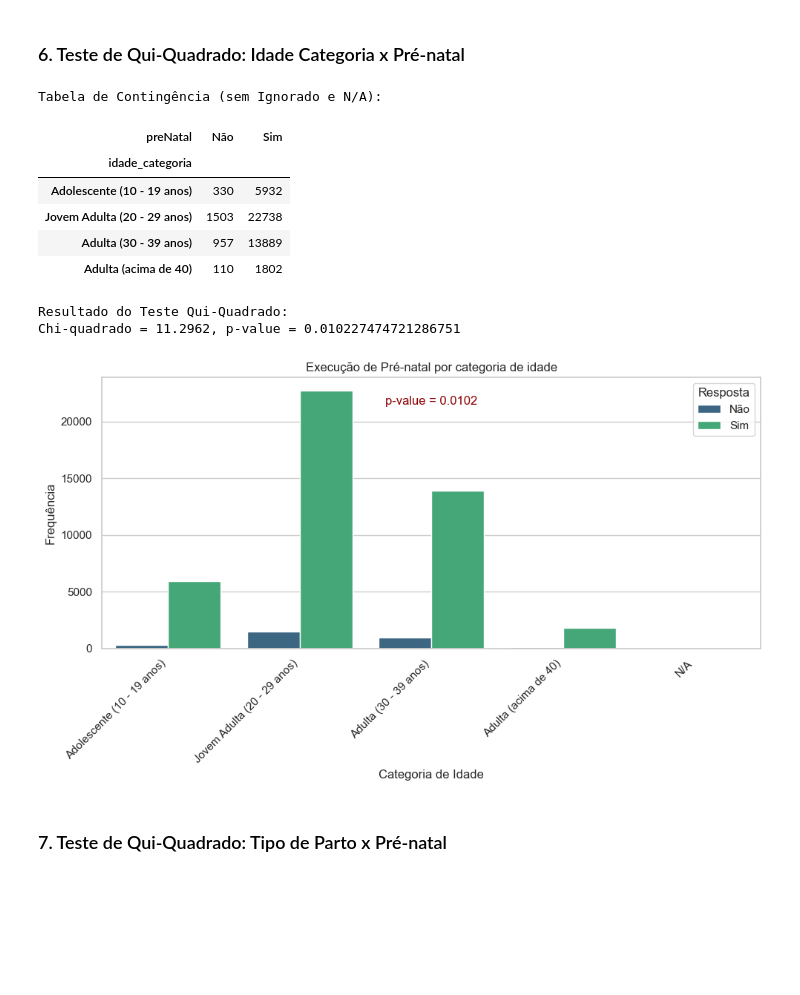
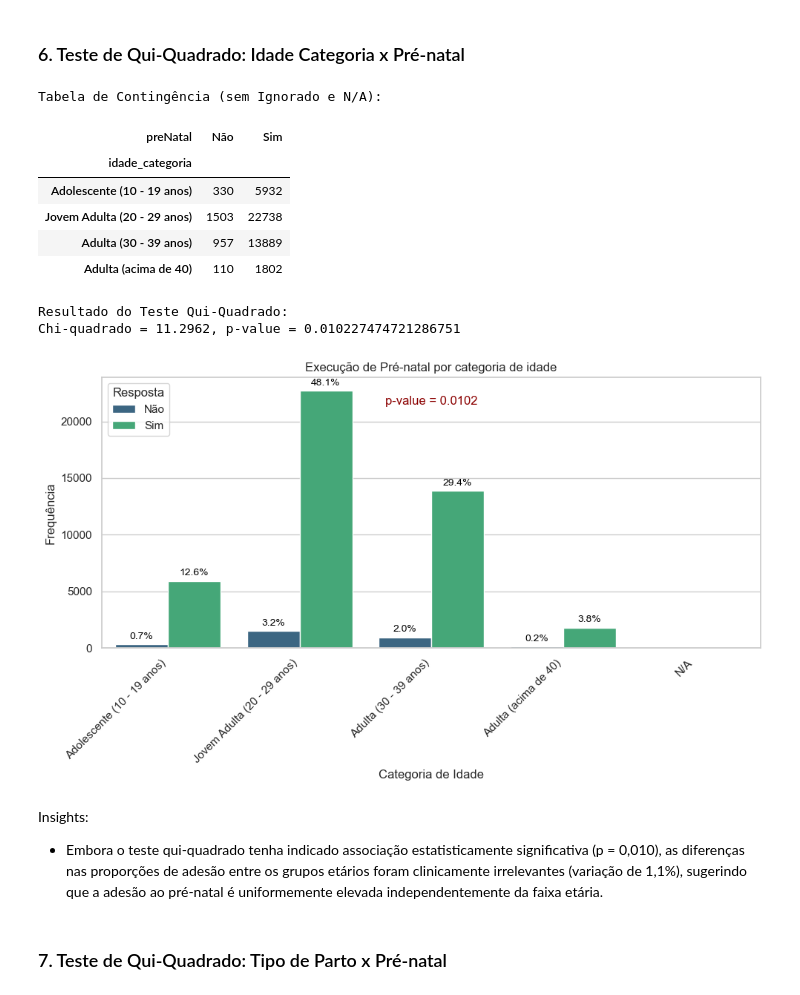
Before and after one commit to psantiago20/Desafio_Relampago_Analytics, a Jupyter notebook: notebooks/HIV-Gestante-Completo.ipynb, the cells around one changed output. Cells and saved outputs as stored; diff of their text form; code cells hidden in the pictures; blank space fills up the shorter version.

```diff
--- a/notebooks/HIV-Gestante-Completo.ipynb
+++ b/notebooks/HIV-Gestante-Completo.ipynb
@@ -131,7 +131,7 @@ diag_map = {1: "Antes Pré-Natal", 2: "Durante Pré-Natal", 3: "Durante o parto"
 data['diagnostico'] = data['ANT_EVLABO'].map(diag_map)
 
 # dicionário: ano
-ano_map = {2020: "2020", 2021: "2021", 2022: "2022", 2023: "2023", 2024: "2024"}
+ano_map = {2018: "2018",2019: "2019",2020: "2020", 2021: "2021", 2022: "2022", 2023: "2023", 2024: "2024"}
 data['ano'] = data['NU_ANO'].map(ano_map)
 
 # dicionário: preNatal
@@ -263,6 +274,12 @@ plt.show()
 # %% [markdown]
 ### 6. Teste de Qui-Quadrado: Idade Categoria x Pré-natal
 # %%
+from scipy.stats import chi2_contingency
+import matplotlib.pyplot as plt
+import seaborn as sns
+import pandas as pd
+import numpy as np
+
 # Remover linhas com NA nas categorias, "N/A" e Ignorados
 df_q1 = data.dropna(subset=['idade_categoria', 'preNatal'])
 df_q1 = df_q1[(df_q1['idade_categoria'] != 'N/A') & (df_q1['preNatal'] != 'Ignorado')]
@@ -274,36 +291,67 @@ display(tabela_contingencia)
 
 # Teste
 chi2, p_value, dof, expected = chi2_contingency(tabela_contingencia)
 print(f"\nResultado do Teste Qui-Quadrado:")
 print(f"Chi-quadrado = {chi2:.4f}, p-value = {p_value}")
 
-# Gráfico
+# Transformar a tabela para o formato longo exigido pelo gráfico
 tabela_df = tabela_contingencia.reset_index().melt(id_vars='idade_categoria', var_name='Resposta', value_name='Frequencia')
+
+# Garantir que a categoria "N/A" seja excluída definitivamente do gráfico,
+# mesmo se ainda constar como índice invisível na categoria original
+tabela_df = tabela_df[tabela_df['idade_categoria'] != 'N/A']
+
+# Configuração e Criação do Gráfico
 plt.figure(figsize=(10, 6))
-sns.barplot(data=tabela_df, x='idade_categoria', y='Frequencia', hue='Resposta', palette='viridis')
+ax = sns.barplot(data=tabela_df, x='idade_categoria', y='Frequencia', hue='Resposta', palette='viridis')
+
 plt.title("Execução de Pré-natal por categoria de idade")
 plt.xlabel("Categoria de Idade")
 plt.ylabel("Frequência")
 plt.xticks(rotation=45, ha='right')
+
+# --- ADIÇÃO DAS PORCENTAGENS ---
+# Pega o total absoluto apenas dos dados mostrados nessa tabela (Ex: 330 + 5932 + 1503 + ... = ~47000)
+total_casos_validos = tabela_contingencia.values.sum()
+
+# Iterar sobre todas as barras (patches) desenhadas no gráfico e anotar as porcentagens usando as frequências encontradas na tabela
+for p in ax.patches:
+    altura = p.get_height()
+    # Pula barras vazias ou valores nulos (para não ter divisão por zero)
+    if not np.isnan(altura) and altura > 0:
+        # A Porcentagem baseando-se no total da tabela de contingencia
+        porcentagem = f'{(altura / total_casos_validos) * 100:.1f}%'
+
+        # Anota o texto no topo da barra
+        ax.annotate(porcentagem,
+                    (p.get_x() + p.get_width() / 2., altura),
+                    ha='center', va='bottom',
+                    fontsize=10, color='black',
+                    xytext=(0, 3),
+                    textcoords='offset points')
 
 # Add p-value annotation
 plt.annotate(f"p-value = {p_value:.4f}",
              xy=(0.5, 0.9), xycoords='axes fraction',
              fontsize=12, color='darkred', ha='center')
 
 plt.tight_layout()
 plt.show()
 # %% [output]
 Tabela de Contingência (sem Ignorado e N/A):
 | preNatal | Não | Sim |
 | idade_categoria |  |  |
 | Adolescente (10 - 19 anos) | 330 | 5932 |
 | Jovem Adulta (20 - 29 anos) | 1503 | 22738 |
 | Adulta (30 - 39 anos) | 957 | 13889 |
 | Adulta (acima de 40) | 110 | 1802 |
 Resultado do Teste Qui-Quadrado:
 Chi-quadrado = 11.2962, p-value = 0.010227474721286751
-[figure, old version]
+[figure, new version]
+# %% [markdown]
+Insights:
+
+- Embora o teste qui-quadrado tenha indicado associação estatisticamente significativa (p = 0,010), as diferenças nas proporções de adesão entre os grupos etários foram clinicamente irrelevantes (variação de 1,1%), sugerindo que a adesão ao pré-natal é uniformemente elevada independentemente da faixa etária.
 # %% [markdown]
 ### 7. Teste de Qui-Quadrado: Tipo de Parto x Pré-natal
 # %%
```
Also changed, not shown: parts of 7 cells of this notebook, 1 other file.
